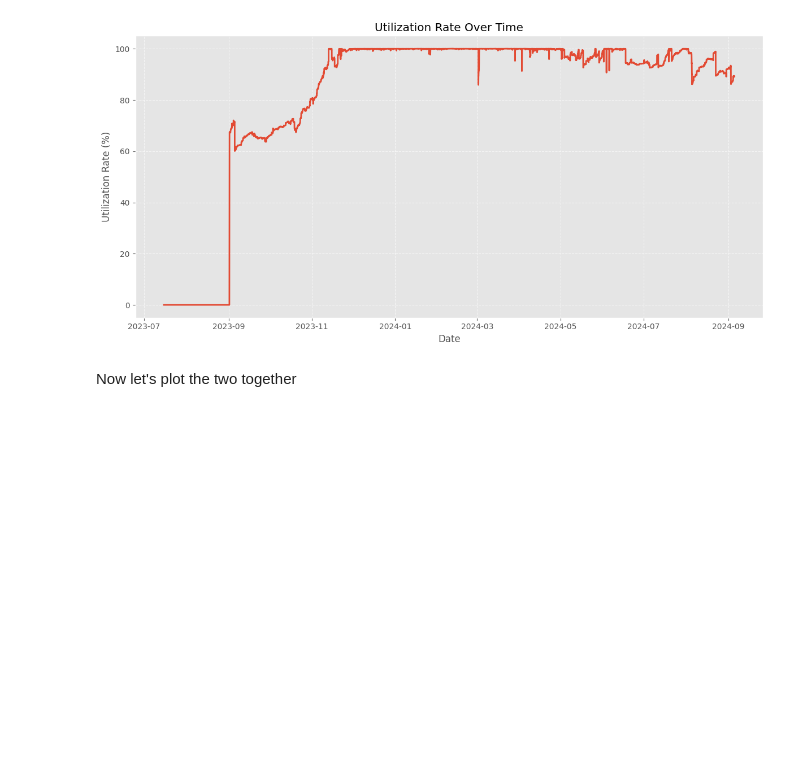
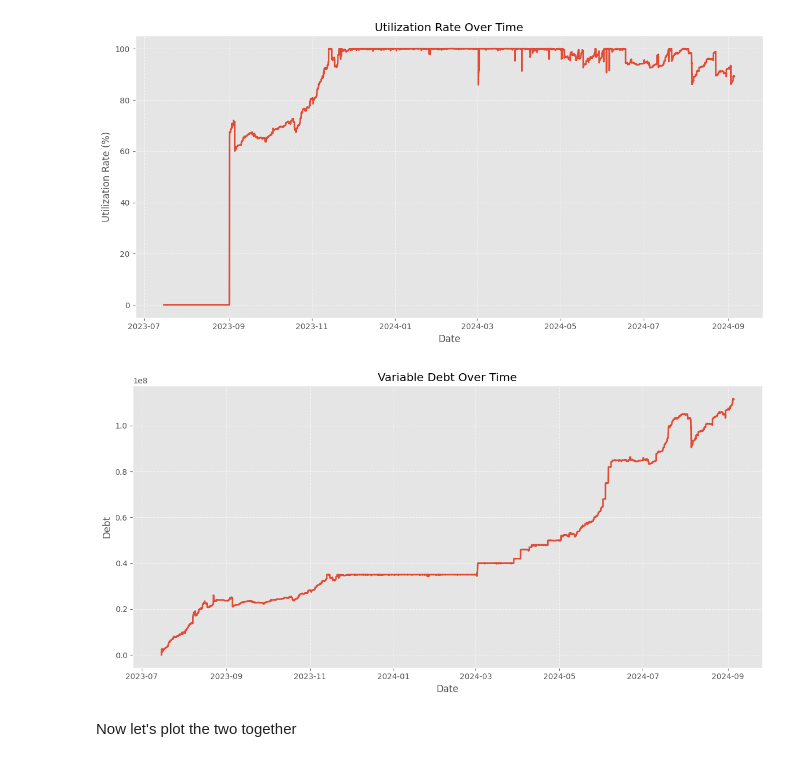
Before and after one commit to benber86/gho_users, a Jupyter notebook: New Users.ipynb, the cells around one changed output. Drawn from its saved outputs; the diff is of its cells as text; code cells hidden in the pictures; blank space fills up the shorter version.

```diff
--- a/New Users.ipynb
+++ b/New Users.ipynb
@@ -179,3 +179,14 @@ plt.tight_layout()
 plt.show()
 # %% [output]
 [figure]
+# %%
+plt.figure(figsize=(12, 6))
+plt.plot(tx_df['datetime'], tx_df['totalVariableDebt'] * 1e-18, linewidth=2)
+plt.title('Variable Debt Over Time')
+plt.xlabel('Date')
+plt.ylabel('Debt')
+plt.grid(True, linestyle='--', alpha=0.7)
+plt.tight_layout()
+plt.show()
+# %% [output]
+[figure, added]
```
Also changed, not shown: parts of 8 cells of this notebook.
